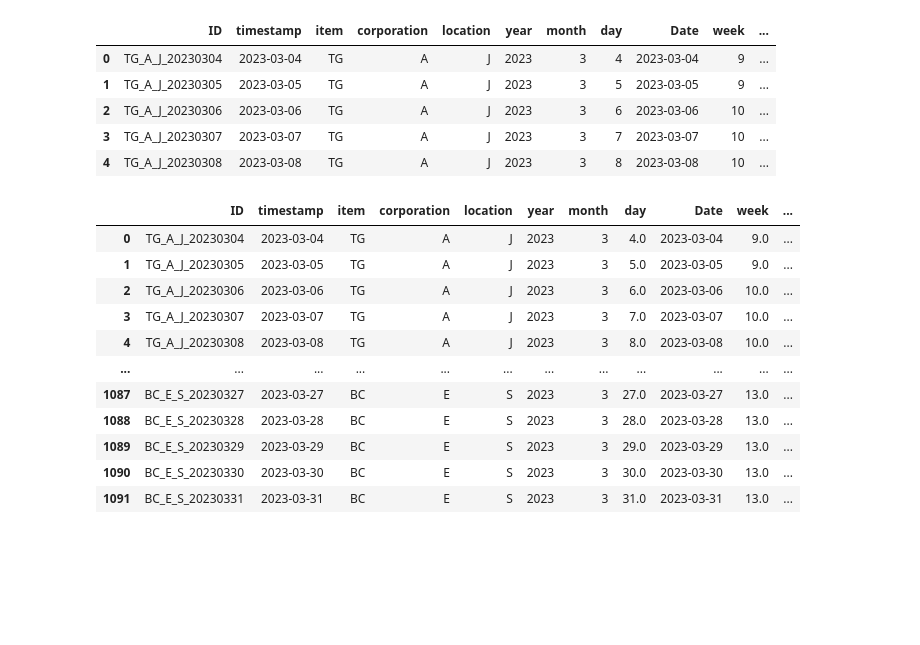
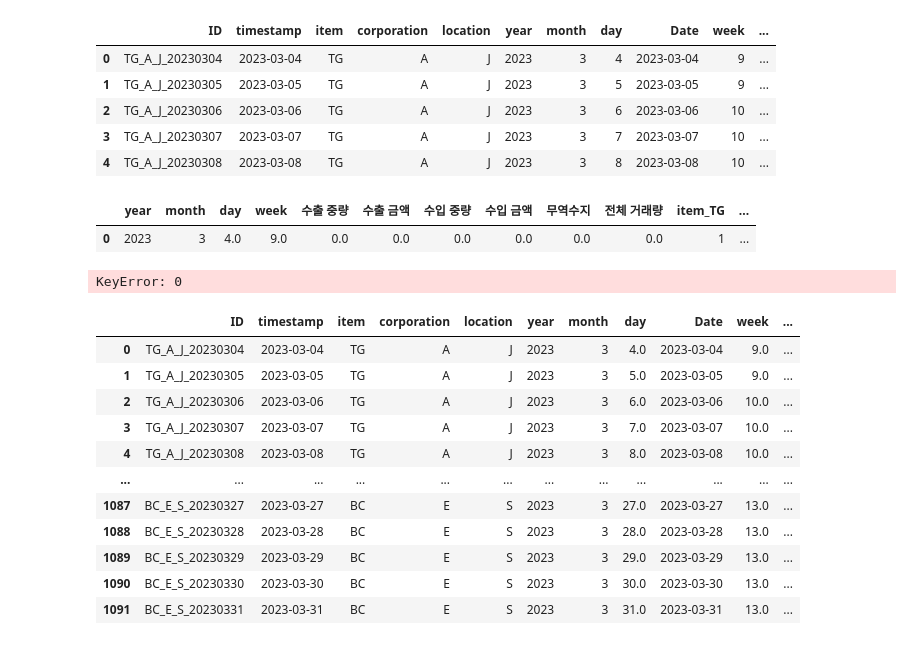
Before and after one commit to junseokShim/jeju_regression, a Jupyter notebook: 03_min_add_code.ipynb, the cells around one changed output. Saved outputs shown, nothing was run; the diff lists cells and outputs as text; code cells hidden in the pictures; blank space fills up the shorter version.

```diff
--- a/03_min_add_code.ipynb
+++ b/03_min_add_code.ipynb
@@ -89,6 +216,38 @@ test_re.head()
 | 2 | TG_A_J_20230306 | 2023-03-06 | TG | A | J | 2023 | 3 | 6 | 2023-03-06 | 10 | ... |
 | 3 | TG_A_J_20230307 | 2023-03-07 | TG | A | J | 2023 | 3 | 7 | 2023-03-07 | 10 | ... |
 | 4 | TG_A_J_20230308 | 2023-03-08 | TG | A | J | 2023 | 3 | 8 | 2023-03-08 | 10 | ... |
+# %%
+test_x
+# %% [output]
+|  | year | month | day | week | 수출 중량 | 수출 금액 | 수입 중량 | 수입 금액 | 무역수지 | 전체 거래량 | item_TG | ... |
+| 0 | 2023 | 3 | 4.0 | 9.0 | 0.0 | 0.0 | 0.0 | 0.0 | 0.0 | 0.0 | 1 | ... |
+# %%
+# TG, BC, RD, CR, CB
+predictions = []
+for i in range(2,test_re.shape[0]):
+    sample_test_re = test_re.iloc[i:i+1,:]
+    item = sample_test_re['item'][0]
+    if item in trade_use_list:
+        m_test_re = sample_test_re[sample_test_re['item']==item].merge(r_trade[r_trade['item']==item], on=['year', 'month', 'item'], how='outer')
+        m_test_re = m_test_re.dropna(subset=['ID'])
+        m_test_re = m_test_re.fillna(0)
+        test_x = m_test_re.drop(columns=['ID', 'timestamp', 'supply(kg)','Date'])
+
+    else:
+        m_test_re = sample_test_re[sample_test_re['item']==item]
+        test_x = m_test_re.drop(columns=['ID', 'timestamp', 'supply(kg)','Date'])
+        if item == 'TG': test_x = m_test_re['day_name_Sunday', '수출 금액', '무역수지', '전체 거래량', '수출 중량', 'corporation_C']
+
+    test_x = pd.get_dummies(test_x, columns=qual_col, prefix=qual_col)
+    if item in trade_use_list:
+        test_x = test_x.drop(columns=['기간','품목명'])
+
+    reg = model_dict[item]
+    print(test_x)
+    prediction = predict_model(reg, data = test_x)
+    predictions.append(prediction)
+# %% [output]
+KeyError: 0
 # %%
 m_test = test_re.merge(trade, on=['year', 'month', 'item'], how='outer')
 m_test = m_test.dropna(subset=['ID'])
```
Also changed, not shown: parts of 20 cells of this notebook, 8 other files.
